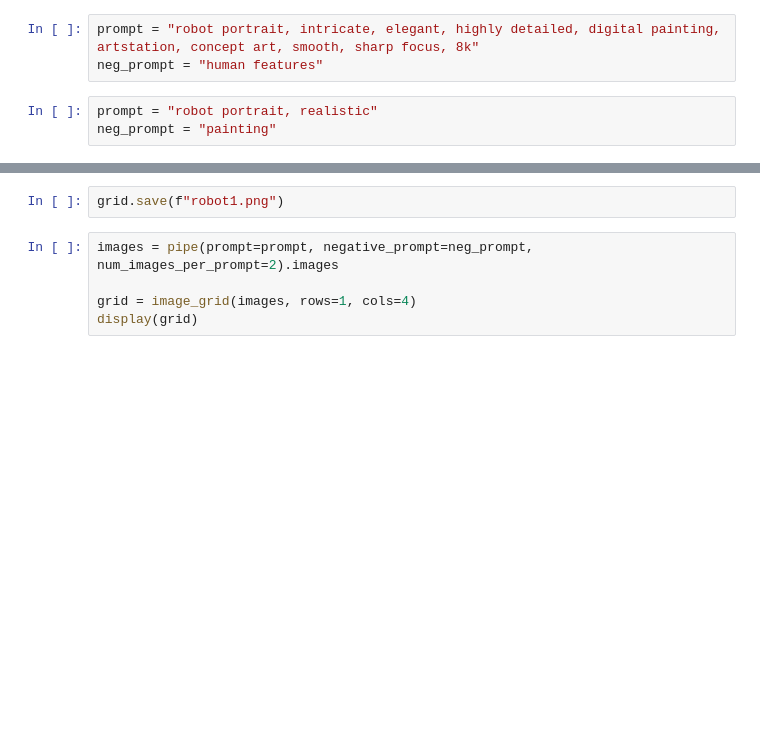
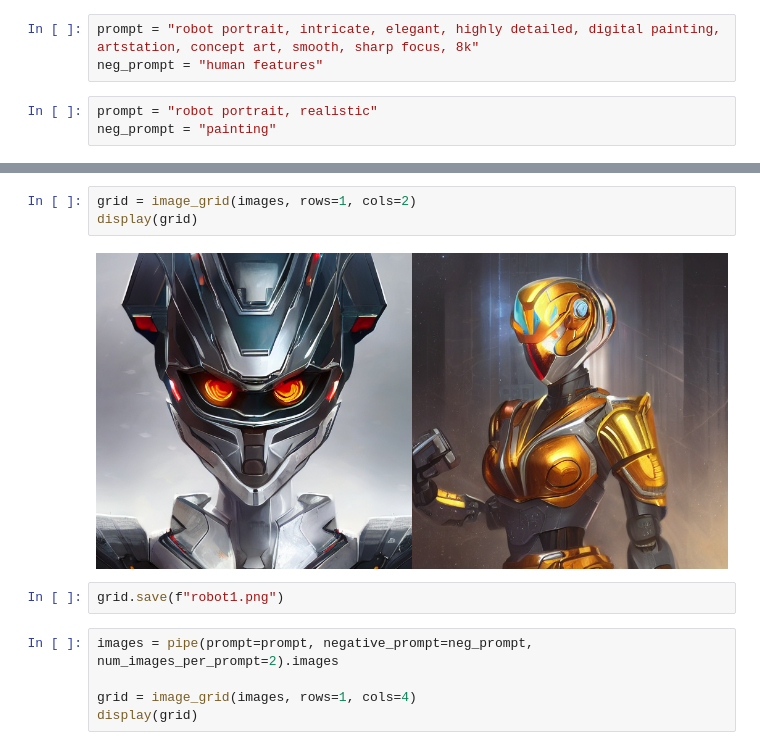
Before and after one commit to Speedyderat/Robot_Face_Generator, a Jupyter notebook: Robot_Face_Generator.ipynb, the cells around one changed output, grey strips where cells are left out. Cells and saved outputs as stored; diff of their text form; blank space fills up the shorter version.

```diff
--- a/Robot_Face_Generator.ipynb
+++ b/Robot_Face_Generator.ipynb
@@ -117,3 +112,8 @@ display(grid)
+# %%
+grid = image_grid(images, rows=1, cols=2)
+display(grid)
+# %% [output]
+[figure, added]
 # %%
 grid.save(f"robot1.png")
 # %%
```
Also changed, not shown: parts of 24 cells of this notebook.
